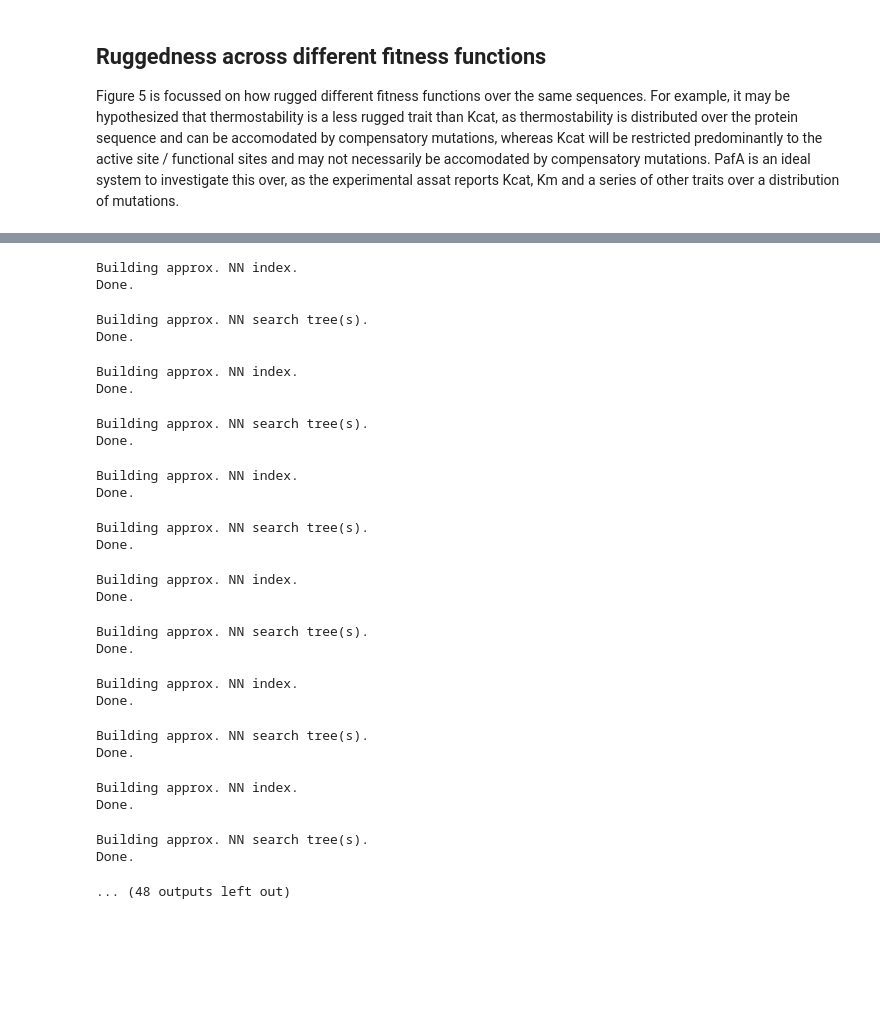
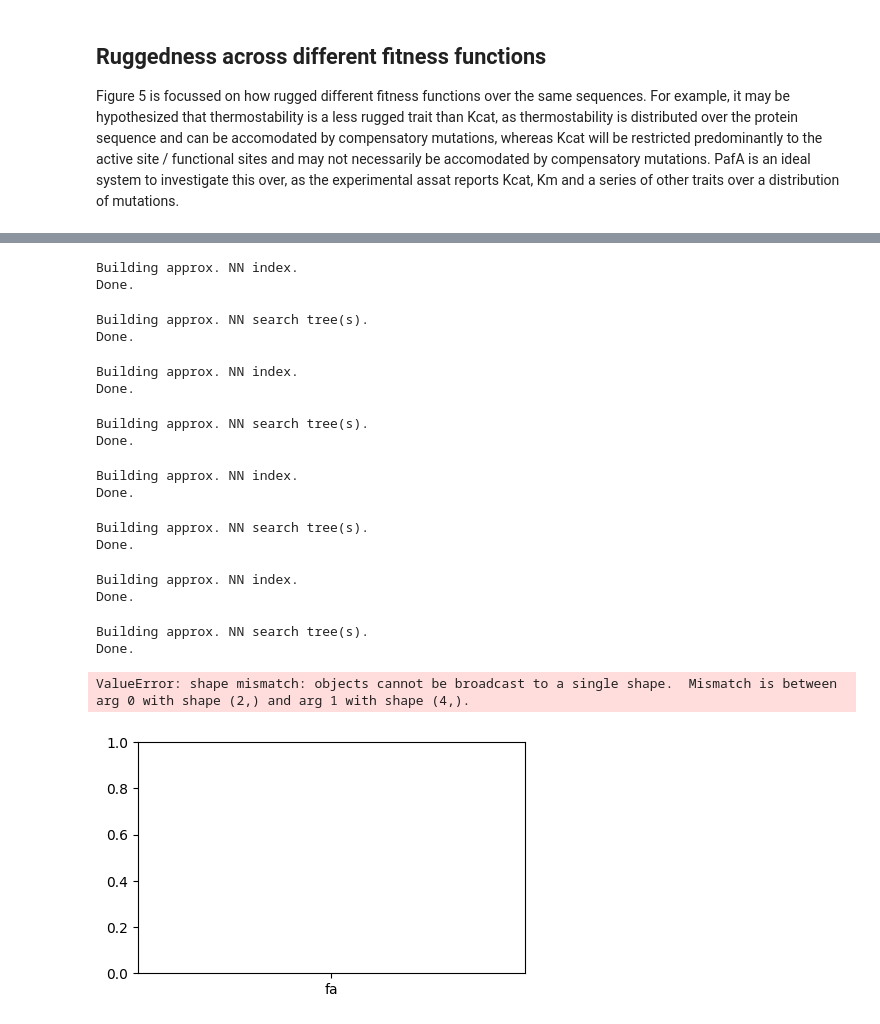
Before and after one commit to RSCJacksonLab/graph-ruggedness-de, a Jupyter notebook: src/Figure_5.ipynb, the cells around one changed output, grey strips where cells are left out. Saved outputs shown, nothing was run; the diff lists cells and outputs as text; code cells hidden in the pictures; blank space fills up the shorter version.

```diff
--- a/src/Figure_5.ipynb
+++ b/src/Figure_5.ipynb
@@ -126,7 +175,7 @@ G_k = graph_ruggedness_de.build_ohe_graph(seq_ls=seq_ls,
                                         approximate=True,
                                         n=int(np.sqrt(len(df))))
 
-replicates = 10
+replicates = 1
 de_fa = []
 
 for i  in range(replicates):
@@ -135,7 +184,39 @@ for i  in range(replicates):
                                                                                 sample_size=0.4)
     graph_ruggedness_de.add_ohe_knn_edges_approx(G=G_sampled,
                                                     k=int(np.sqrt(G_sampled.number_of_nodes())))
-    de_fa.append(graph_ruggedness_de.compute_dirichlet_energy(G=G_sampled) / G_sampled.number_of_nodes())
+    de = graph_ruggedness_de.compute_dirichlet_energy(G=G_sampled)
+    prior_arr = brownian_motion.sample_prior_dist(G=G_sampled,
+                                                  ruggedness_fn=graph_ruggedness_de.compute_dirichlet_energy,
+                                                  sample_size=0.5)
+    de_fa.append(-brownian_motion.compute_log_probability(prior_arr=prior_arr,
+                                                          empirical_val=de))
+
+#km
+values = df['KM_cMUP_uM'].tolist()
+scaler = MinMaxScaler()
+values = [val[0] for val in (scaler.fit_transform(np.array(values).reshape(-1,1)))]
+G_k = graph_ruggedness_de.build_ohe_graph(seq_ls=seq_ls,
+                                        values=values,
+                                        edges=False,
+                                        hamming_edges=False,
+                                        approximate=True,
+                                        n=int(np.sqrt(len(df))))
+
+replicates = 1
+de_km = []
+
+for i  in range(replicates):
+
+    G_sampled, sampled_nodes, sampled_values = graph_ruggedness_de.sample_graph(G=G_k,
+                                                                                sample_size=0.4)
+    graph_ruggedness_de.add_ohe_knn_edges_approx(G=G_sampled,
+                                                    k=int(np.sqrt(G_sampled.number_of_nodes())))
+    de = graph_ruggedness_de.compute_dirichlet_energy(G=G_sampled)
+    prior_arr = brownian_motion.sample_prior_dist(G=G_sampled,
+                                                  ruggedness_fn=graph_ruggedness_de.compute_dirichlet_energy,
+                                                  sample_size=0.5)
+    de_km.append(-brownian_motion.compute_log_probability(prior_arr=prior_arr,
+                                                          empirical_val=de))
 
 #Kcat
 values = df['kcat_cMUP_s-1'].tolist()
@@ -148,7 +229,7 @@ G_k = graph_ruggedness_de.build_ohe_graph(seq_ls=seq_ls,
                                         approximate=True,
                                         n=int(np.sqrt(len(df))))
 
-replicates = 10
+replicates = 1
 de_kcat = []
 
 for i  in range(replicates):
@@ -157,10 +238,16 @@ for i  in range(replicates):
                                                                                 sample_size=0.4)
     graph_ruggedness_de.add_ohe_knn_edges_approx(G=G_sampled,
                                                     k=int(np.sqrt(G_sampled.number_of_nodes())))
-    de_kcat.append(graph_ruggedness_de.compute_dirichlet_energy(G=G_sampled) / G_sampled.number_of_nodes())
+    de = graph_ruggedness_de.compute_dirichlet_energy(G=G_sampled)
+    prior_arr = brownian_motion.sample_prior_dist(G=G_sampled,
+                                                  ruggedness_fn=graph_ruggedness_de.compute_dirichlet_energy,
+                                                  sample_size=0.5)
+    de_kcat.append(-brownian_motion.compute_log_probability(prior_arr=prior_arr,
+                                                          empirical_val=de))
 
-#Km
-values = df['KM_cMUP_uM'].tolist()
+
+#Kcat / Km
+values = df['kcatOverKM_cMUP_M-1s-1']
 scaler = MinMaxScaler()
 values = [val[0] for val in (scaler.fit_transform(np.array(values).reshape(-1,1)))]
 G_k = graph_ruggedness_de.build_ohe_graph(seq_ls=seq_ls,
@@ -170,8 +257,8 @@ G_k = graph_ruggedness_de.build_ohe_graph(seq_ls=seq_ls,
                                         approximate=True,
                                         n=int(np.sqrt(len(df))))
 
-replicates = 10
-de_km = []
+replicates = 1
+de_kcat_km = []
 
 for i  in range(replicates):
 
@@ -179,7 +266,12 @@ for i  in range(replicates):
                                                                                 sample_size=0.4)
     graph_ruggedness_de.add_ohe_knn_edges_approx(G=G_sampled,
                                                     k=int(np.sqrt(G_sampled.number_of_nodes())))
-    de_km.append(graph_ruggedness_de.compute_dirichlet_energy(G=G_sampled) / G_sampled.number_of_nodes())
+    de = graph_ruggedness_de.compute_dirichlet_energy(G=G_sampled)
+    prior_arr = brownian_motion.sample_prior_dist(G=G_sampled,
+                                                  ruggedness_fn=graph_ruggedness_de.compute_dirichlet_energy,
+                                                  sample_size=0.5)
+    de_kcat_km.append(-brownian_motion.compute_log_probability(prior_arr=prior_arr,
+                                                          empirical_val=de))
 # %% [output]
 Building approx. NN index.
 Done.
@@ -197,14 +289,11 @@ Building approx. NN index.
 Done.
 Building approx. NN search tree(s).
 Done.
-Building approx. NN index.
-Done.
-Building approx. NN search tree(s).
-Done.
-Building approx. NN index.
-Done.
-Building approx. NN search tree(s).
-Done.
-... (48 outputs left out)
+# %%
+plt.figure(figsize=(5, 3))
+plt.bar(x=['fa', 'kcat'], height=[de_fa[0], de_kcat[0], de_kcat_km[0], de_km[0]])
+# %% [output]
+ValueError: shape mismatch: objects cannot be broadcast to a single shape.  Mismatch is between arg 0 with shape (2,) and arg 1 with shape (4,).
+[figure, added]
 # %%
 fig, ax = plt.subplots(figsize=(2,3))
```
Also changed, not shown: parts of 9 cells of this notebook, 10 other files.
